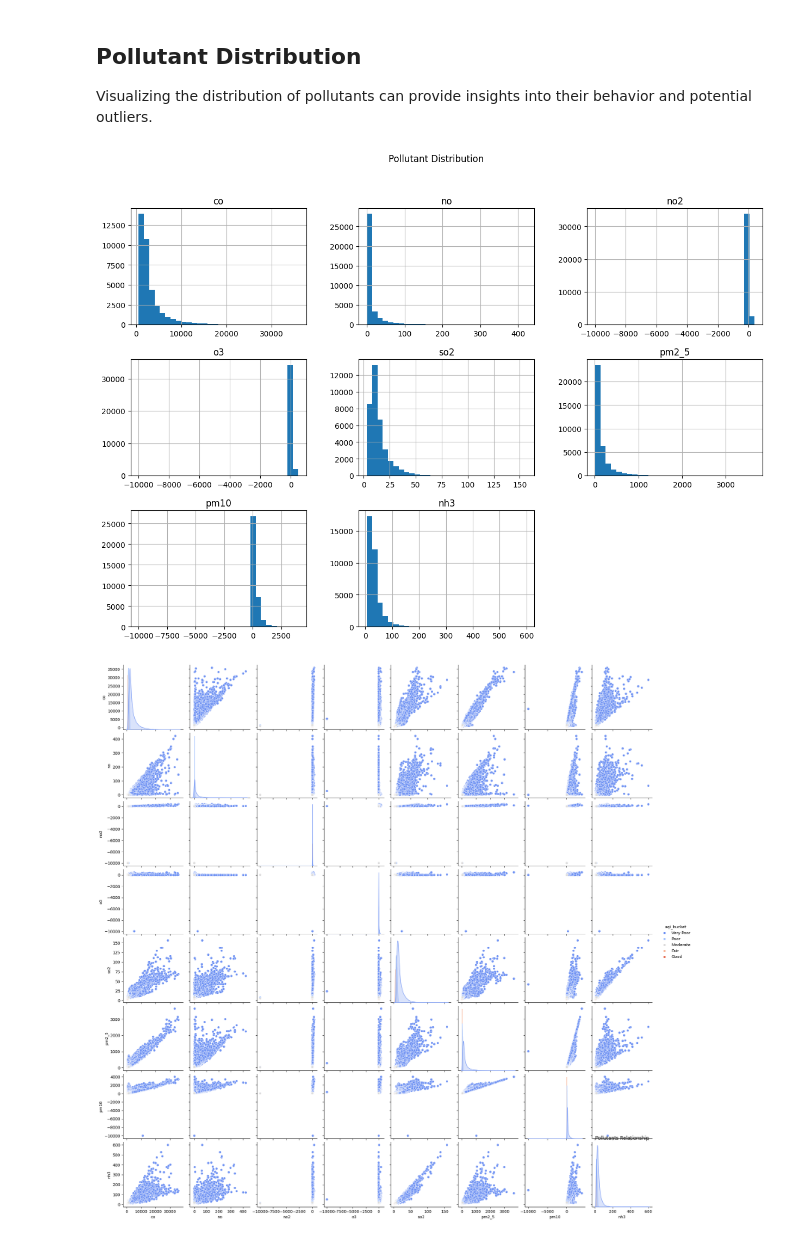
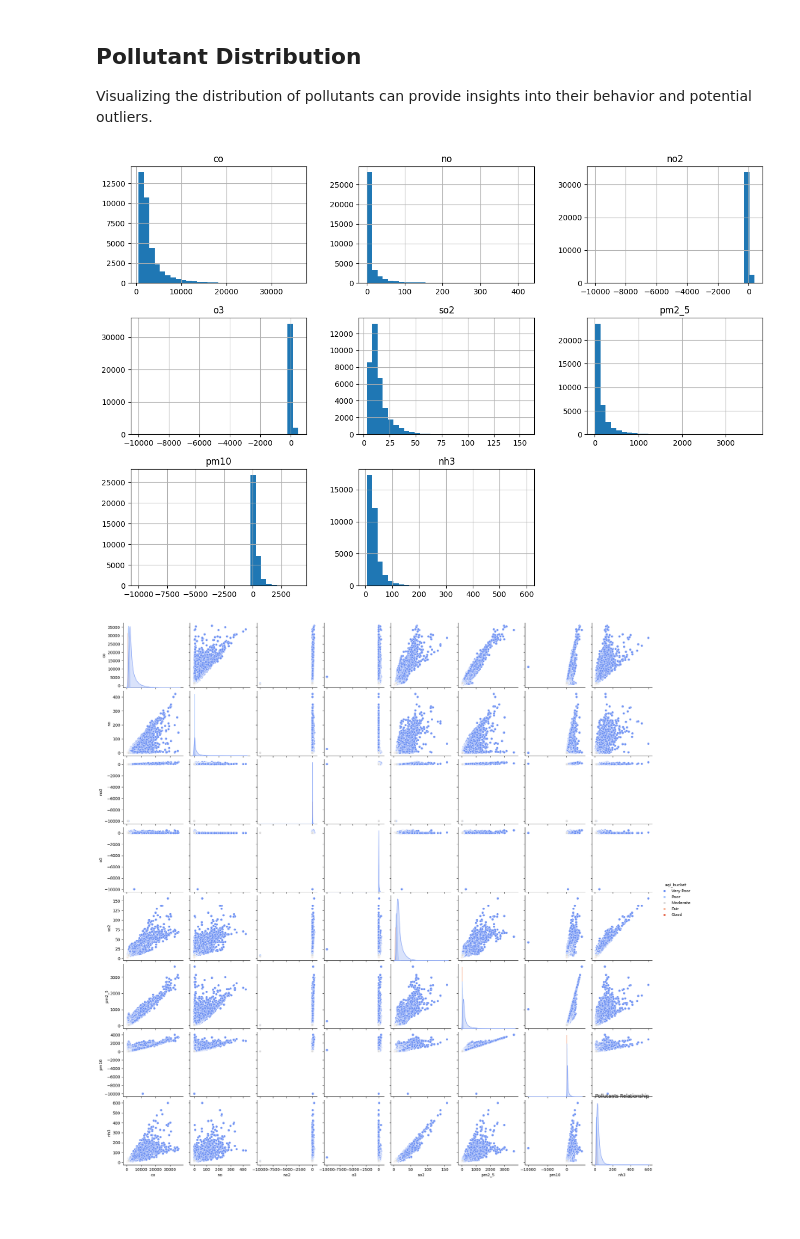
Before and after one commit to intellisenseCodez/AirQuality-MLops, a Jupyter notebook: notebooks/03_features_exploration.ipynb, the cells around one changed output. Cells and saved outputs as stored; diff of their text form; code cells hidden in the pictures; blank space fills up the shorter version.

```diff
--- a/notebooks/03_features_exploration.ipynb
+++ b/notebooks/03_features_exploration.ipynb
@@ -185,12 +189,12 @@ Visualizing the distribution of pollutants can provide insights into their behav
 # %%
 pollutants = ["co", "no", "no2", "o3", "so2", "pm2_5", "pm10", "nh3"]
 
 df[pollutants].hist(bins=30, figsize=(15, 10))
-
-plt.suptitle('Pollutant Distribution')
+plt.title('Pollutant Distribution')
+plt.savefig("../reports/pollutant_distribution.png")
 plt.show()
 # %% [output]
-[figure, old version]
+[figure, new version]
 # %%
 pollutants = ["co", "no", "no2", "o3", "so2", "pm2_5", "pm10", "nh3", "aqi_bucket"]
 
```
Also changed, not shown: parts of 7 cells of this notebook, 15 other files.
